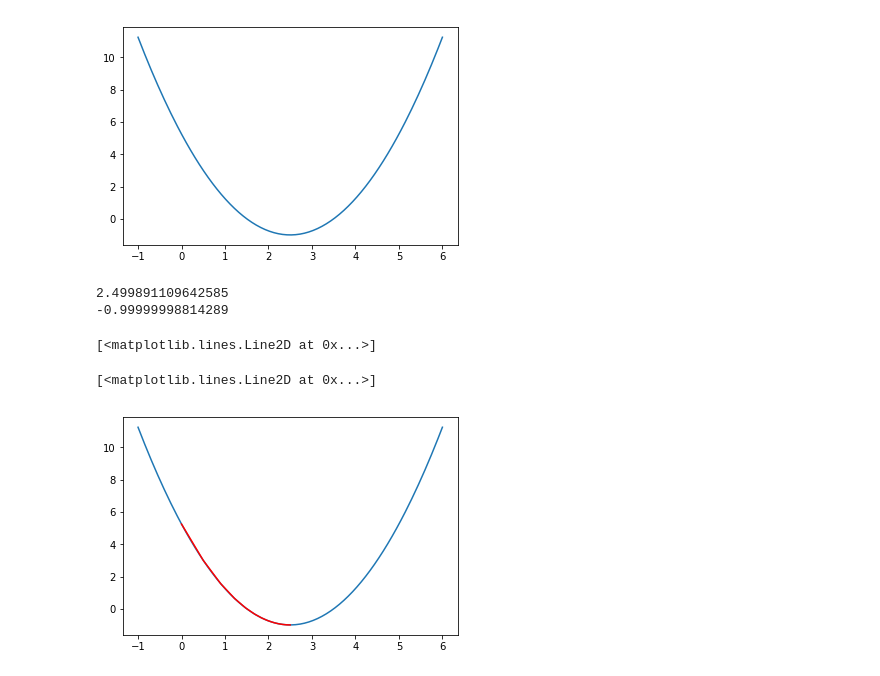
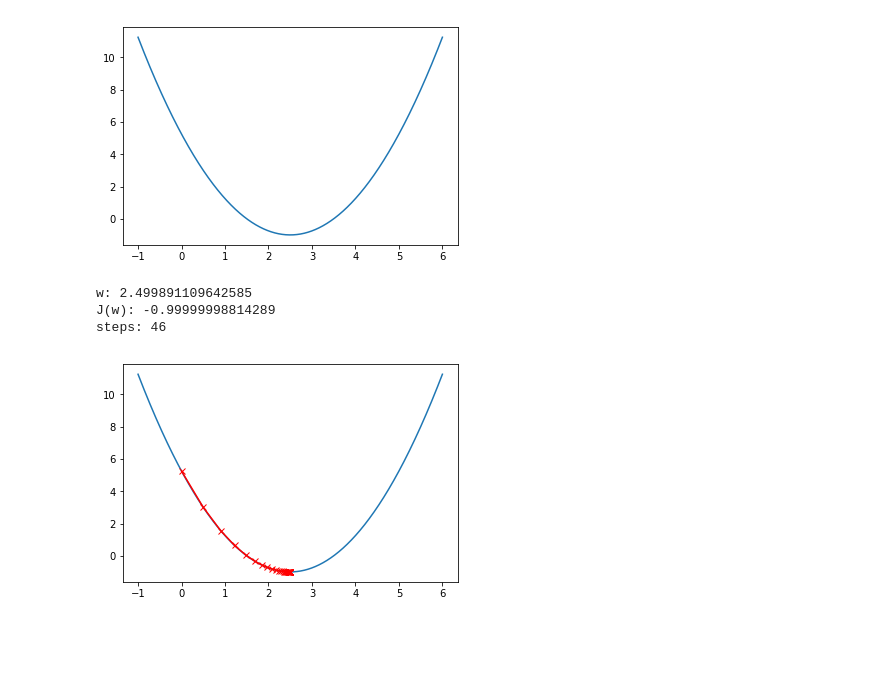
Before and after one commit to coderzc/machine_learning, a Jupyter notebook: jupyter/gradient_descent/gradient_descent.ipynb, the cells around one changed output. Cells and saved outputs as stored; diff of their text form; code cells hidden in the pictures; blank space fills up the shorter version.

```diff
--- a/jupyter/gradient_descent/gradient_descent.ipynb
+++ b/jupyter/gradient_descent/gradient_descent.ipynb
@@ -30,25 +35,37 @@ def J(w):
 # %%
-w=0.0
-eta=0.1
-epsilon=1e-8
-history_w=[w]
-while True:
-    grad=dJ(w)
-    last_w=w
-    w=w-(eta*grad)
-    history_w.append(w)
-    if(abs(J(w)-J(last_w)) < epsilon):
-        break
-print(w)
-print(J(w))
+def gradient_descent(init_w,eta,epsilon=1e-8,n_iters=1e4):
+    w=init_w
+    history_w=[w]
+
+    i_iter=0
+    while i_iter<n_iters:
+        grad=dJ(w)
+        last_w=w
+        w=w-(eta*grad)
+        history_w.append(w)
+        if(abs(J(w)-J(last_w)) < epsilon):
+            break
+        i_iter += 1
+    print("w:",w)
+    print("J(w):",J(w))
+    print("steps:",len(history_w))
+
+    # 画图描绘梯度下降过程
+    history_x=np.array(history_w)
+    history_y=J(history_x)
+    # 去除NaN并截断
+    if i_iter>=n_iters:
+        history_x=history_x[~np.isnan(history_y)]
+        history_y=history_y[~np.isnan(history_y)]
+        history_x=history_x[:10]
+        history_y=history_y[:10]
+    plt.plot(plot_x,plot_y)
+    plt.plot(history_x,history_y,color='red',marker='x')
+    plt.show()
-# %% [output]
-2.499891109642585
--0.99999998814289
-# %%
-plt.plot(plot_x,plot_y)
-plt.plot(np.array(history_w),J(np.array(history_w)),color='red')
-plt.show()
-# %% [output]
-[<matplotlib.lines.Line2D at 0x...>]
-[<matplotlib.lines.Line2D at 0x...>]
-[figure, removed]
+# %%
+gradient_descent(0.0,0.1)
+# %% [output]
+w: 2.499891109642585
+J(w): -0.99999998814289
+steps: 46
+[figure, added]
```
Also changed, not shown: parts of 7 cells of this notebook, 3 other files.
